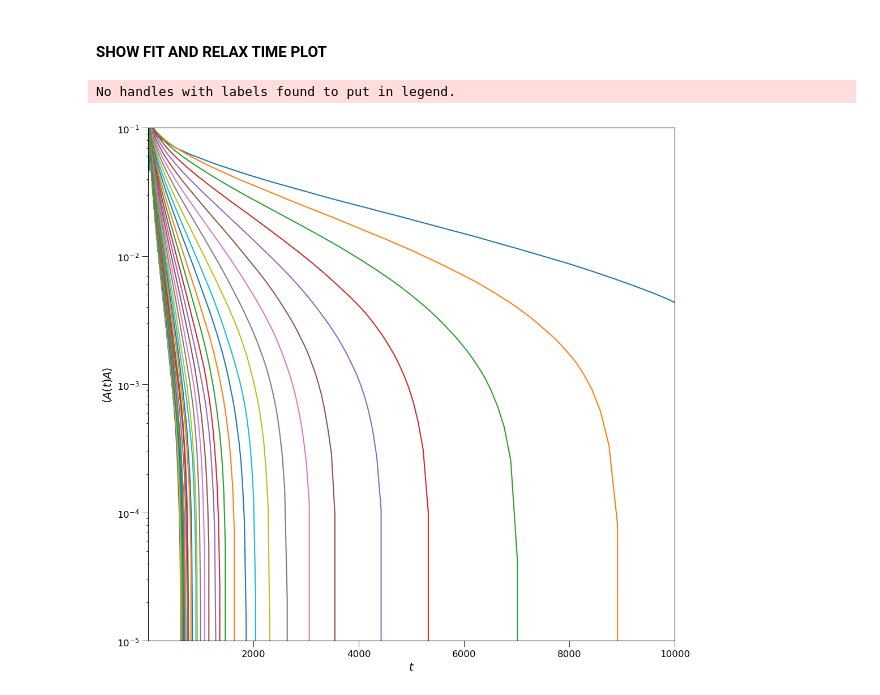
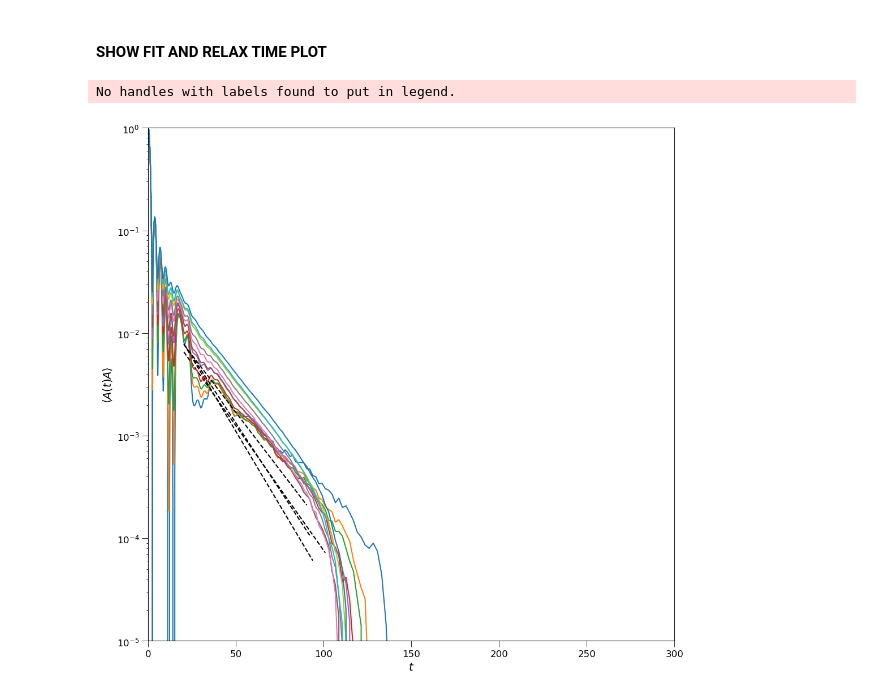
Before and after one commit to makskliczkowski/Transverse_Ising_ETH, a Jupyter notebook: IsignTransverse_ETH/Python/spectral_functions.ipynb, the cells around one changed output. Cells and saved outputs as stored; diff of their text form; code cells hidden in the pictures.

```diff
--- a/IsignTransverse_ETH/Python/spectral_functions.ipynb
+++ b/IsignTransverse_ETH/Python/spectral_functions.ipynb
@@ -327,9 +337,12 @@ No data
 fig, axis = plt.subplots( nrows=1, ncols=1, figsize=(12,12), dpi = 100)
 
 func = lambda y, x: y * x**1.33
+
+xxx = 0.3
+
 vals = spec_fun.get_scaling_array(settings=user_settings,
-                                    x0=0.06,
-                                    xend=0.9,
+                                    x0=xxx,
+                                    xend=0.2+xxx,
                                     dx=0.02)
 #---------------------- TIME EVOLUTION
 #spec_fun.plot_spectral(axis = axis, settings=user_settings, vals = vals,
@@ -341,39 +354,41 @@ relaxt_time_fit = []
 tH = []
 tH_typ = []
 for i in range(0, len(vals)):
     x = vals[i]
     status, xdata, ydata, wHnow, wHtypnow = spec_fun.load_spectral(dir=time_dir,
                                                                     settings=user_settings,
                                                                     parameter=x,
                                                                     spec="time",
                                                                     normalise=True
                                                                     )
 
     axis.plot(xdata, ydata)
-    xdata = np.array([xdata[i] for i in range(0,len(xdata)) if (ydata[i] < 4e-2 and ydata[i] > 2e-3)])
-    ydata = np.array([ydata[i] for i in range(0,len(ydata)) if (ydata[i] < 4e-2 and ydata[i] > 2e-3)])
+    xfull = xdata
+    xdata = np.array([xdata[i] for i in range(0,len(xdata)) if (ydata[i] < 1e-2 and ydata[i] > 3e-4 and xdata[i] > 20)])
+    ydata = np.array([ydata[i] for i in range(0,len(ydata)) if (ydata[i] < 1e-2 and ydata[i] > 3e-4 and xfull[i] > 20)])
     #print(pars)
     tH.append(wHnow)
     tH_typ.append(wHtypnow)
     pars, sth = fit(f=exp_fit,
                         xdata=xdata,
                         ydata=ydata,
                         p0 = (2. / relax_time[i], 0.1))
     relaxt_time_fit.append(pars[0])
     axis.plot(xdata, exp_fit(xdata, *pars), linestyle='--', color='black')
 
 hfun.set_plot_elements(axis = axis, xlim = (None, None),
                                     ylim = (None, None), ylabel = "\\langle A(t)A\\rangle", xlabel = "t", settings=settings, font_size=12, set_legend=True)
 
 axis.set_xscale('linear')
-axis.set_xlim(1e0,1e4)
-axis.set_ylim(1e-5,1e-1)
-relaxt_time_fit = 1.0 / np.array(relaxt_time_fit)
+axis.set_yscale('log')
+axis.set_xlim(0,3e2)
+axis.set_ylim(1e-5,1)
+#relaxt_time_fit = 1.0 / np.array(relaxt_time_fit)
 tH = np.array(tH)
 tH_typ = np.array(tH_typ)
 # %% [output]
 No handles with labels found to put in legend.
-[figure, old version]
+[figure, new version]
 # %%
 
 fig, axis = plt.subplots( nrows=1, ncols=1, figsize=(12,12), dpi = 100)
```
Also changed, not shown: parts of 5 cells of this notebook, 11 other files.
